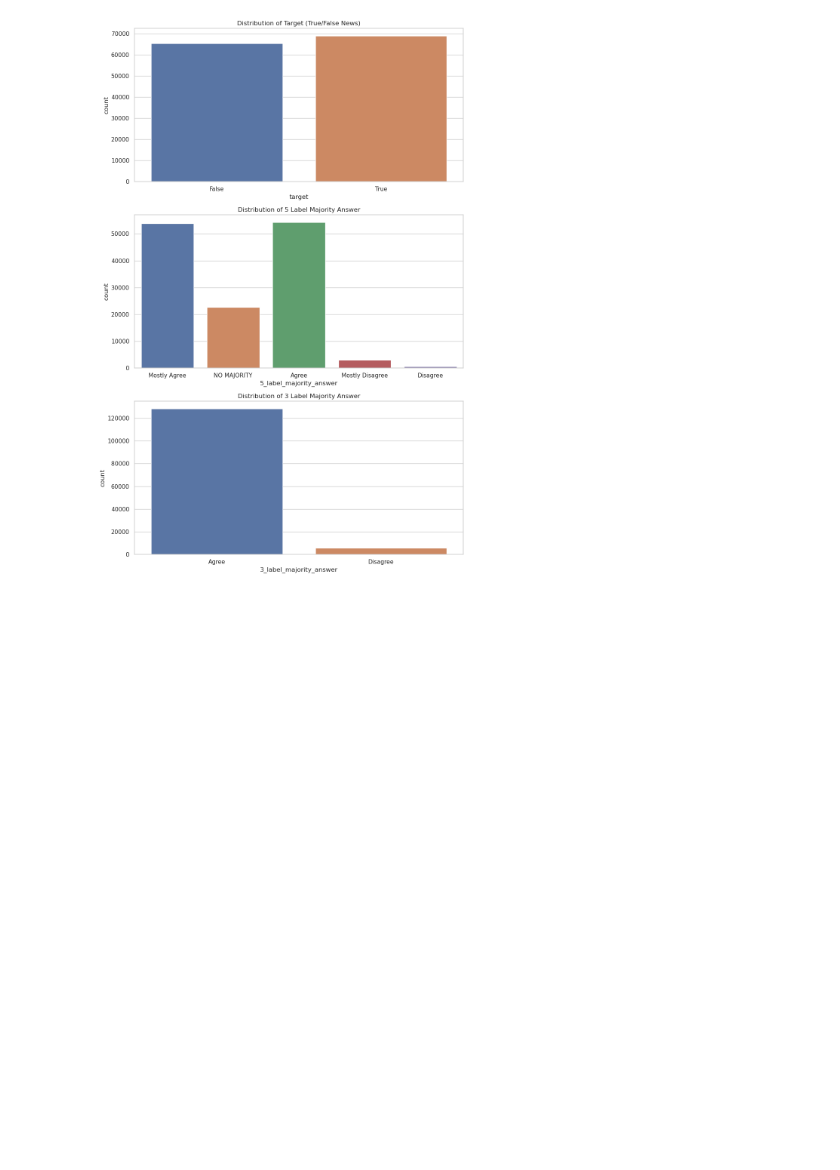
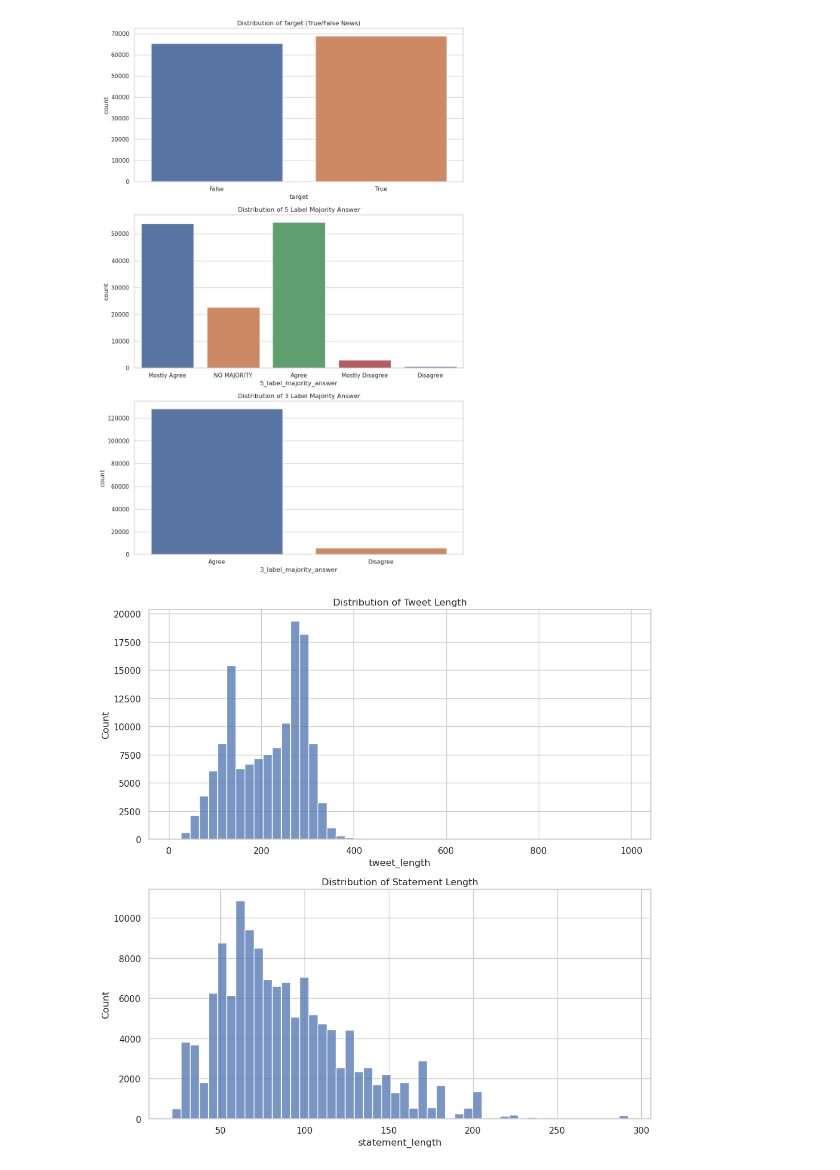
Before and after one commit to raj-rajat/Twitter-Dataset, a Jupyter notebook: twitter-dataset.ipynb, the cells around one changed output. Drawn from its saved outputs; the diff is of its cells as text; code cells hidden in the pictures; blank space fills up the shorter version.

```diff
--- a/twitter-dataset.ipynb
+++ b/twitter-dataset.ipynb
@@ -81,3 +83,23 @@ plt.tight_layout()
 plt.show()
 # %% [output]
 [figure]
+# %%
+# Create new features for the length of 'tweet' and 'statement'
+df['tweet_length'] = df['tweet'].apply(len)
+df['statement_length'] = df['statement'].apply(len)
+
+# Create subplots
+fig, ax = plt.subplots(2, 1, figsize=(10, 10))
+
+# Histogram for the distribution of tweet length
+sns.histplot(df['tweet_length'], bins=50, ax=ax[0])
+ax[0].set_title('Distribution of Tweet Length')
+
+# Histogram for the distribution of statement length
+sns.histplot(df['statement_length'], bins=50, ax=ax[1])
+ax[1].set_title('Distribution of Statement Length')
+
+plt.tight_layout()
+plt.show()
+# %% [output]
+[figure, added]
```
Also changed, not shown: parts of 3 cells of this notebook.
